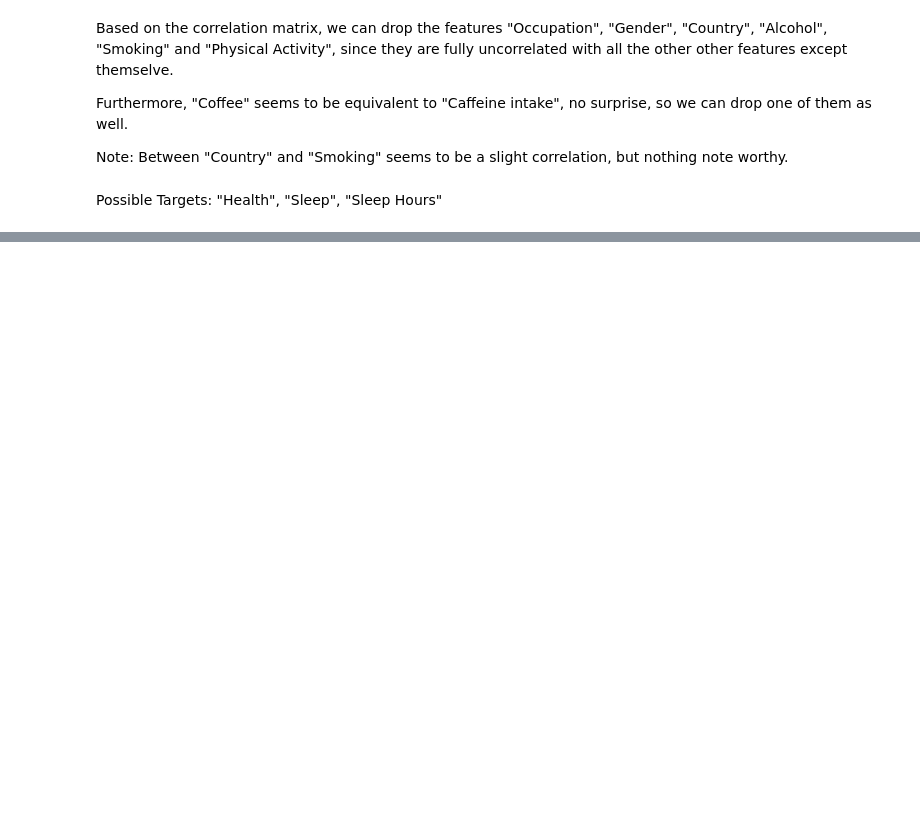
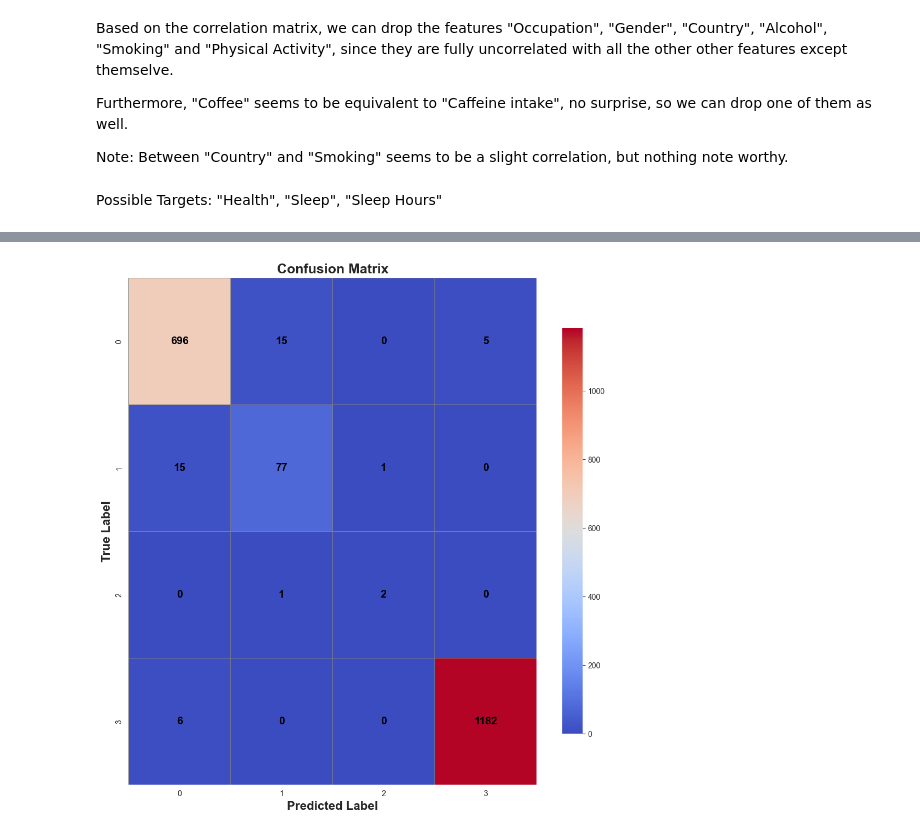
Before and after one commit to RicemanBoy/ML-supervised-project, a Jupyter notebook: pauls_notebook.ipynb, the cells around one changed output, grey strips where cells are left out. Cells and saved outputs as stored; diff of their text form; code cells hidden in the pictures; blank space fills up the shorter version.

```diff
--- a/pauls_notebook.ipynb
+++ b/pauls_notebook.ipynb
@@ -283,0 +491,20 @@ Accuracy: 0.994
+# %%
+"""builds multilayer perceptron we use default density like in the clothing example. Like there we also use relu as activiation function for layer 1 and 2
+We have to change input shape though from 784 to 14 """
+mlp_model = keras.Sequential([
+    layers.Dense(256, activation='relu', input_shape=(13,)),  # Hidden layer 1
+    layers.Dense(128, activation='relu'),                      # Hidden layer 2
+    layers.Dense(10 , activation='softmax')                    # Output layer (10 classes)
+])
+
+mlp_model.compile(
+    optimizer='adam',
+    loss='categorical_crossentropy',  # Use this for integer labels
+    metrics=['accuracy']
+)
+# %%
+train_history = mlp_model.fit(
+    X_train, y_train,
+    epochs=20,          # Number of epochs to train the model
+    batch_size=128,     # Number of samples per gradient update
+    validation_data=(X_val, y_test) )
@@ -283,0 +537,30 @@ Accuracy: 0.994
+# %%
+# Get predictions (class indices)
+y_pred_probs = mlp_model.predict(X_val)
+y_pred_mlp   = np.argmax(y_pred_probs, axis=1)     # convert from one-hot probabilities → class labels
+
+# Get true labels
+# If your y_test is one-hot encoded:
+if y_test.ndim == 2 and y_test.shape[1] == 10:
+    y_true = np.argmax(y_test, axis=1)
+else:
+    y_true = y_test
+
+
+cm_mlp = confusion_matrix(y_true, y_pred_mlp)
+
+plt.figure(figsize=(12, 12))
+#colormaps viridis, plasma, coolwarm, magma, Reds
+sns.heatmap(cm_mlp,
+            annot=True, fmt='d', cmap='coolwarm',
+            linewidths=0.5,  # Add lines between cells
+            linecolor='gray',  # Change the color of the lines
+            cbar_kws={"shrink": 0.8},  # Adjust the color bar size
+            annot_kws={"size": 14, "weight": "bold", "color": "black"})  # Customize annotation text
+
+plt.xlabel('Predicted Label', fontsize=16, fontweight='bold')
+plt.ylabel('True Label', fontsize=16, fontweight='bold')
+plt.title('Confusion Matrix', fontsize=18, fontweight='bold')
+
+plt.show()
+# %% [output]
@@ -283,0 +568 @@ Accuracy: 0.994
+[figure, added]
```
Also changed, not shown: parts of 16 cells of this notebook.
